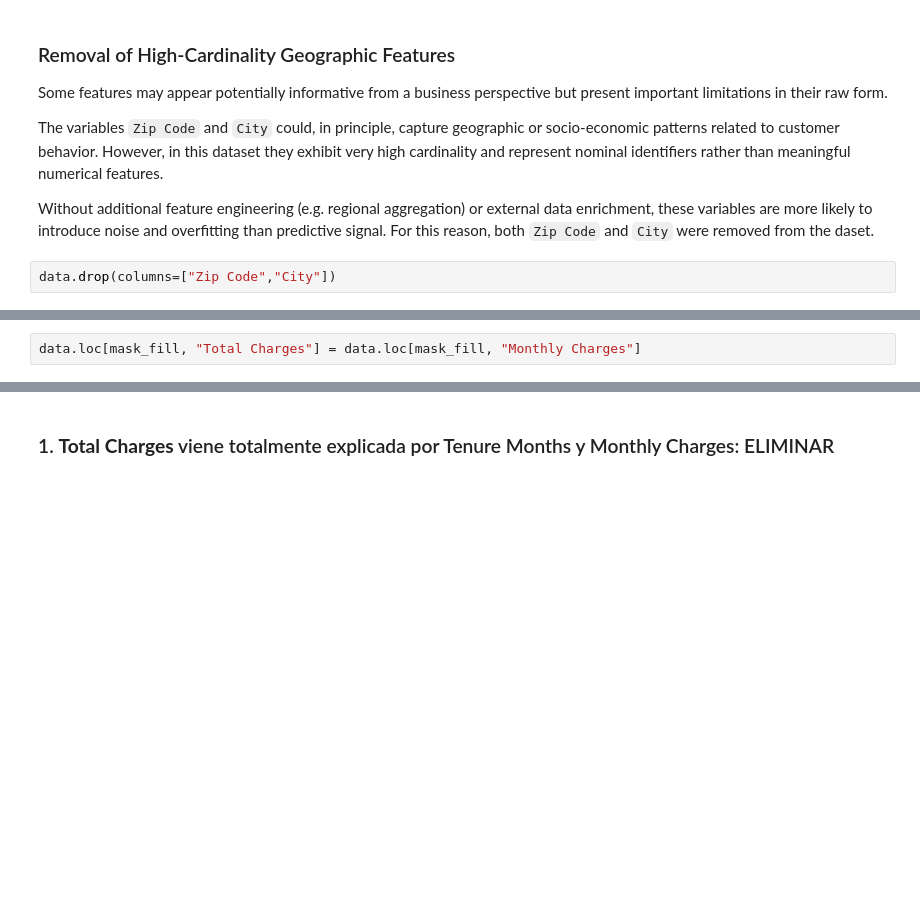
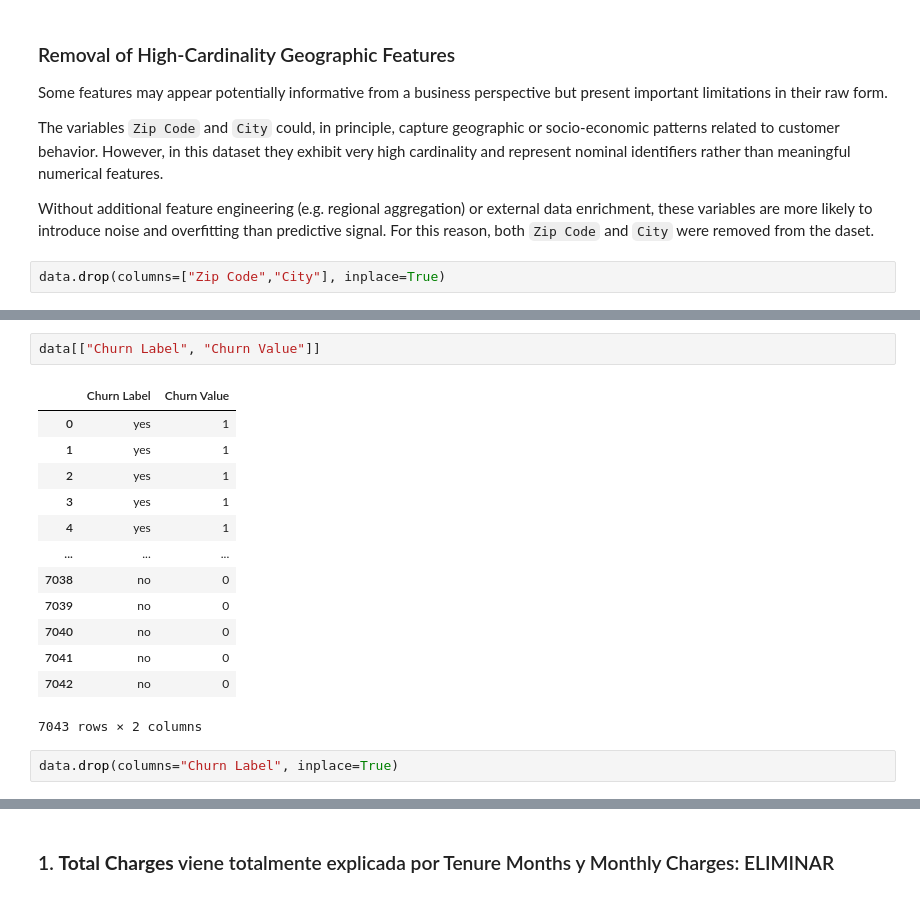
Before and after one commit to OsianJL/telco-customer-churn-analysis, a Jupyter notebook: 01_eda_and_cleaning.ipynb, the cells around one changed output, grey strips where cells are left out. Saved outputs shown, nothing was run; the diff lists cells and outputs as text; blank space fills up the shorter version.

```diff
--- a/01_eda_and_cleaning.ipynb
+++ b/01_eda_and_cleaning.ipynb
@@ -360,7 +476,7 @@ The variables `Zip Code` and `City` could, in principle, capture geographic or s
 
 Without additional feature engineering (e.g. regional aggregation) or external data enrichment, these variables are more likely to introduce noise and overfitting than predictive signal. For this reason, both `Zip Code` and `City` were removed from the daset.
 # %%
-data.drop(columns=["Zip Code","City"])
+data.drop(columns=["Zip Code","City"], inplace=True)
 # %%
 data.columns
 # %% [output]
@@ -462,2 +490,0 @@ Filas a imputar: 11
-# %%
-data.loc[mask_fill, "Total Charges"] = data.loc[mask_fill, "Monthly Charges"]
@@ -481,0 +499,18 @@ Nulos restantes en Total Charges: 0
+# %%
+data[["Churn Label", "Churn Value"]]
+# %% [output]
+|  | Churn Label | Churn Value |
+| 0 | yes | 1 |
+| 1 | yes | 1 |
+| 2 | yes | 1 |
+| 3 | yes | 1 |
+| 4 | yes | 1 |
+| ... | ... | ... |
+| 7038 | no | 0 |
+| 7039 | no | 0 |
+| 7040 | no | 0 |
+| 7041 | no | 0 |
+| 7042 | no | 0 |
+7043 rows × 2 columns
+# %%
+data.drop(columns="Churn Label", inplace=True)
```
Also changed, not shown: parts of 20 cells of this notebook, 1 other file.
